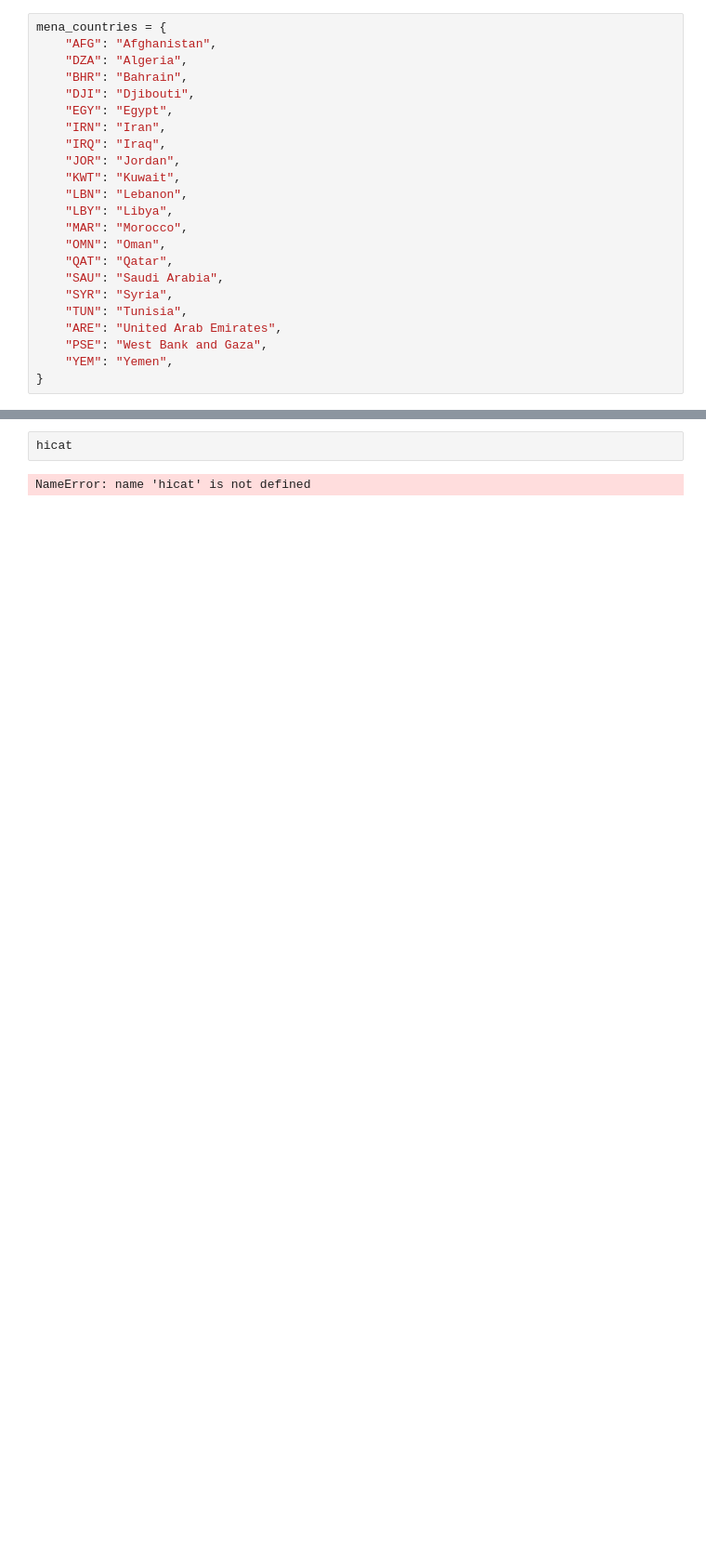
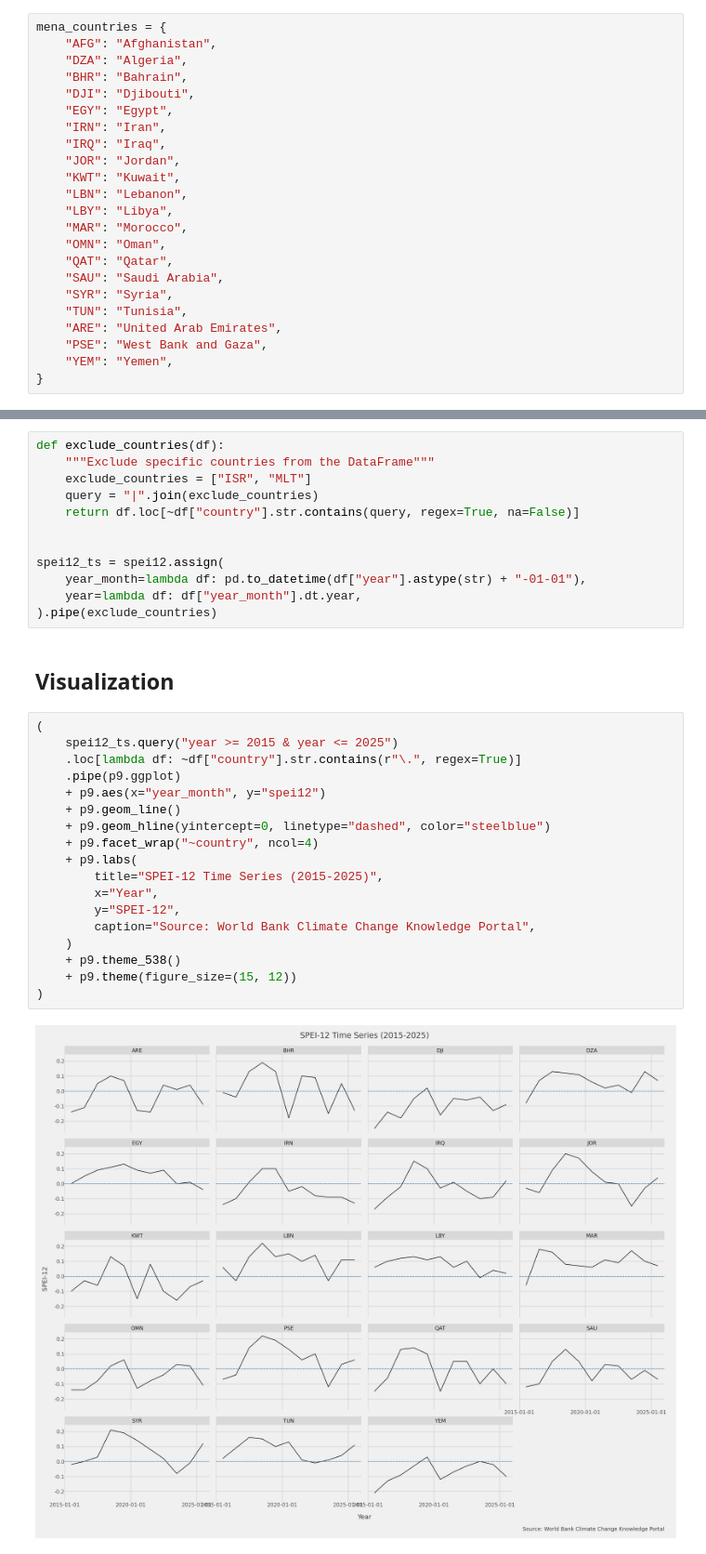
Before and after one commit to datapartnership/MENA-FCV-economic-monitor, a Jupyter notebook: notebooks/climate/climate.ipynb, the cells around one changed output, grey strips where cells are left out. Shown at 93% size. Drawn from its saved outputs; the diff is of its cells as text; blank space fills up the shorter version.

Commit message:
Add visualization and preprocessing

```diff
--- a/notebooks/climate/climate.ipynb
+++ b/notebooks/climate/climate.ipynb
@@ -253,4 +277,34 @@ INFO:__main__:Loading SPEI-12 data from /Users/farhanreynaldo/Documents/world-ba
 # %%
-hicat
+def exclude_countries(df):
+    """Exclude specific countries from the DataFrame"""
+    exclude_countries = ["ISR", "MLT"]
+    query = "|".join(exclude_countries)
+    return df.loc[~df["country"].str.contains(query, regex=True, na=False)]
+
+
+spei12_ts = spei12.assign(
+    year_month=lambda df: pd.to_datetime(df["year"].astype(str) + "-01-01"),
+    year=lambda df: df["year_month"].dt.year,
+).pipe(exclude_countries)
-# %% [output]
-NameError: name 'hicat' is not defined
+# %% [markdown]
+## Visualization
+# %%
+(
+    spei12_ts.query("year >= 2015 & year <= 2025")
+    .loc[lambda df: ~df["country"].str.contains(r"\.", regex=True)]
+    .pipe(p9.ggplot)
+    + p9.aes(x="year_month", y="spei12")
+    + p9.geom_line()
+    + p9.geom_hline(yintercept=0, linetype="dashed", color="steelblue")
+    + p9.facet_wrap("~country", ncol=4)
+    + p9.labs(
+        title="SPEI-12 Time Series (2015-2025)",
+        x="Year",
+        y="SPEI-12",
+        caption="Source: World Bank Climate Change Knowledge Portal",
+    )
+    + p9.theme_538()
+    + p9.theme(figure_size=(15, 12))
+)
+# %% [output]
+[figure, added]
```
Also changed, not shown: parts of 9 cells of this notebook.
